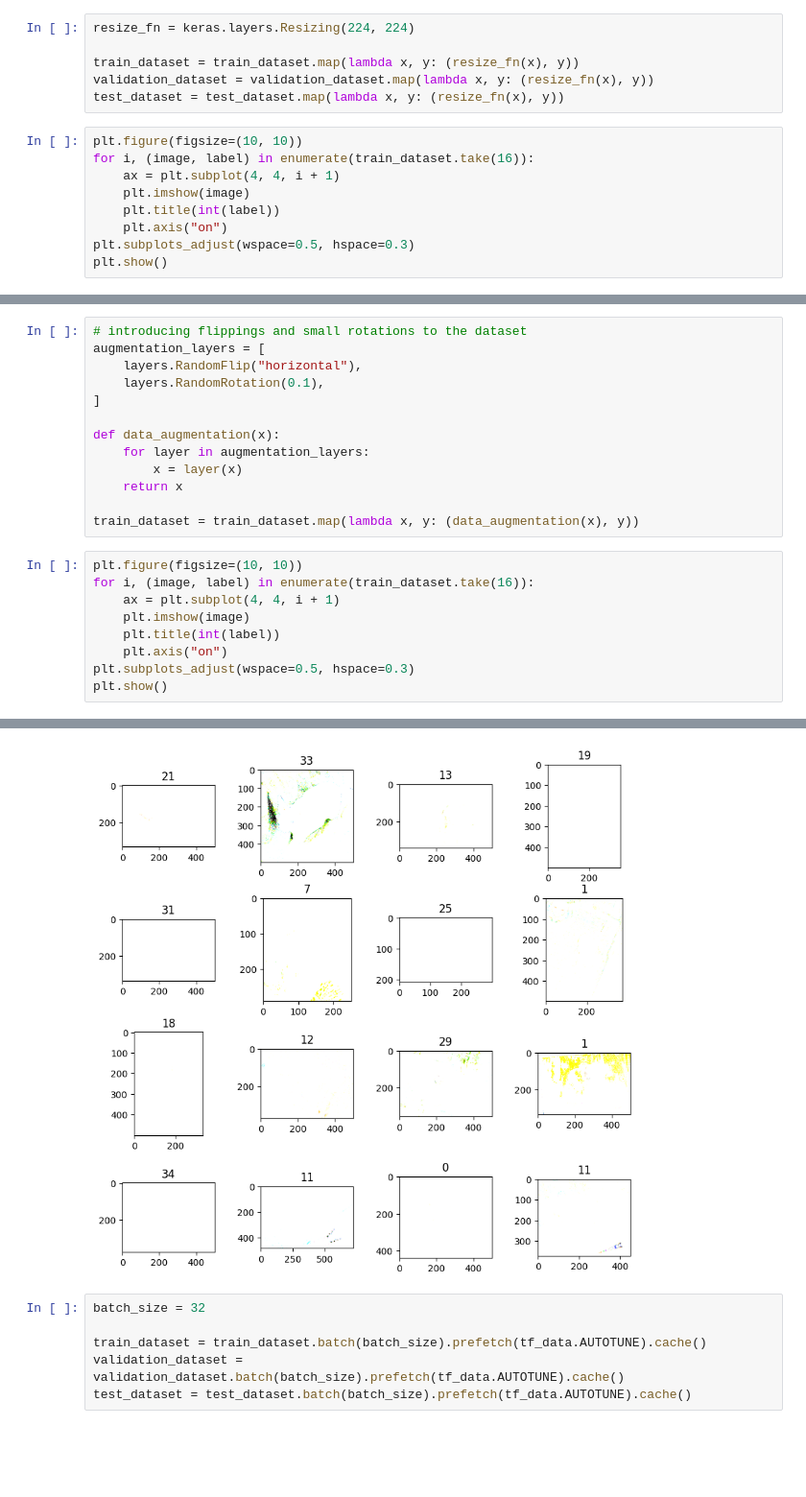
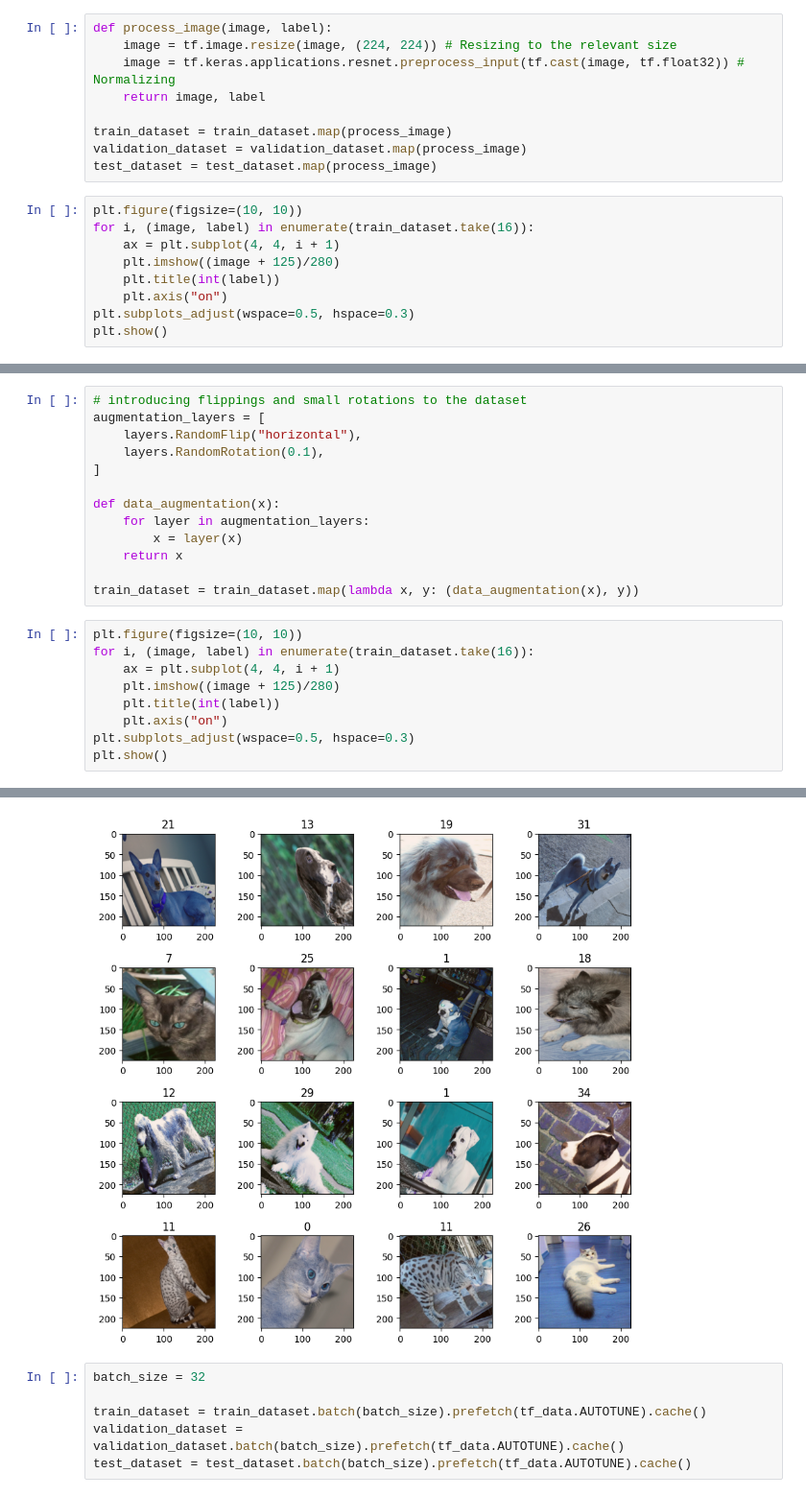
Before and after one commit to dilansenuruk/Machine-Vision-Projects, a Jupyter notebook: Pet_breed_classification.ipynb, the cells around one changed output, grey strips where cells are left out. Shown at 96% size. Saved outputs shown, nothing was run; the diff lists cells and outputs as text; blank space fills up the shorter version.

```diff
--- a/Pet_breed_classification.ipynb
+++ b/Pet_breed_classification.ipynb
@@ -54,14 +43,17 @@ test_dataset = test_dataset.map(process_images)
-# %%
-resize_fn = keras.layers.Resizing(224, 224)
-
-train_dataset = train_dataset.map(lambda x, y: (resize_fn(x), y))
-validation_dataset = validation_dataset.map(lambda x, y: (resize_fn(x), y))
-test_dataset = test_dataset.map(lambda x, y: (resize_fn(x), y))
+# %%
+def process_image(image, label):
+    image = tf.image.resize(image, (224, 224)) # Resizing to the relevant size
+    image = tf.keras.applications.resnet.preprocess_input(tf.cast(image, tf.float32)) # Normalizing
+    return image, label
+
+train_dataset = train_dataset.map(process_image)
+validation_dataset = validation_dataset.map(process_image)
+test_dataset = test_dataset.map(process_image)
 # %%
 plt.figure(figsize=(10, 10))
 for i, (image, label) in enumerate(train_dataset.take(16)):
     ax = plt.subplot(4, 4, i + 1)
-    plt.imshow(image)
+    plt.imshow((image + 125)/280)
     plt.title(int(label))
     plt.axis("on")
 plt.subplots_adjust(wspace=0.5, hspace=0.3)
@@ -85,7 +77,7 @@ train_dataset = train_dataset.map(lambda x, y: (data_augmentation(x), y))
 plt.figure(figsize=(10, 10))
 for i, (image, label) in enumerate(train_dataset.take(16)):
     ax = plt.subplot(4, 4, i + 1)
-    plt.imshow(image)
+    plt.imshow((image + 125)/280)
     plt.title(int(label))
     plt.axis("on")
 plt.subplots_adjust(wspace=0.5, hspace=0.3)
@@ -110,4 +86,4 @@ WARNING:matplotlib.image:Clipping input data to the valid range for imshow with
-[figure, old version]
+[figure, new version]
 # %%
 batch_size = 32
 
```
Also changed, not shown: parts of 11 cells of this notebook.
